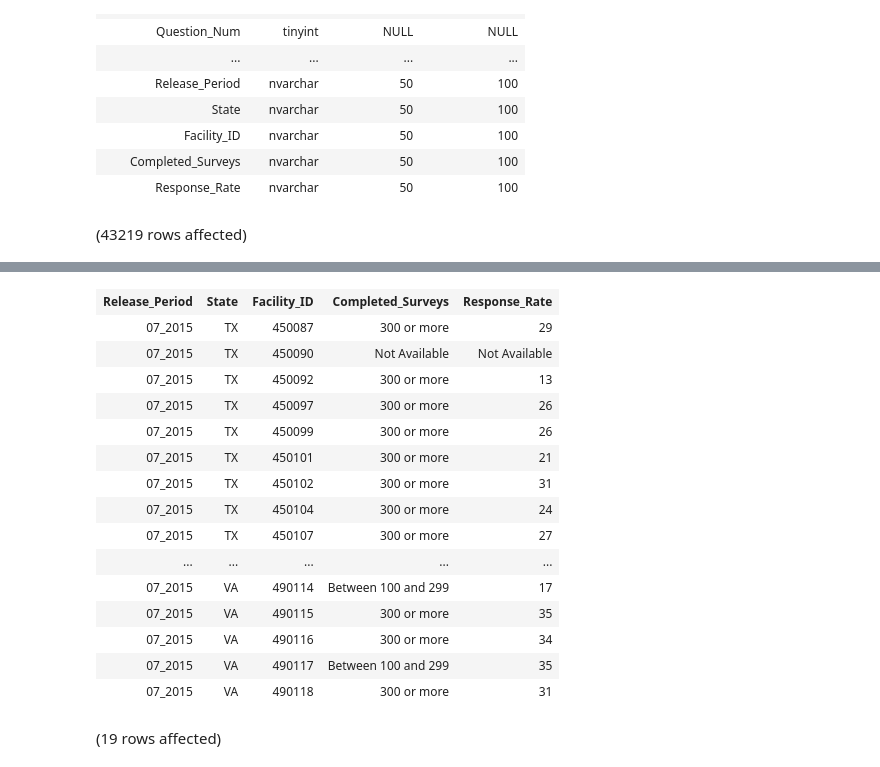
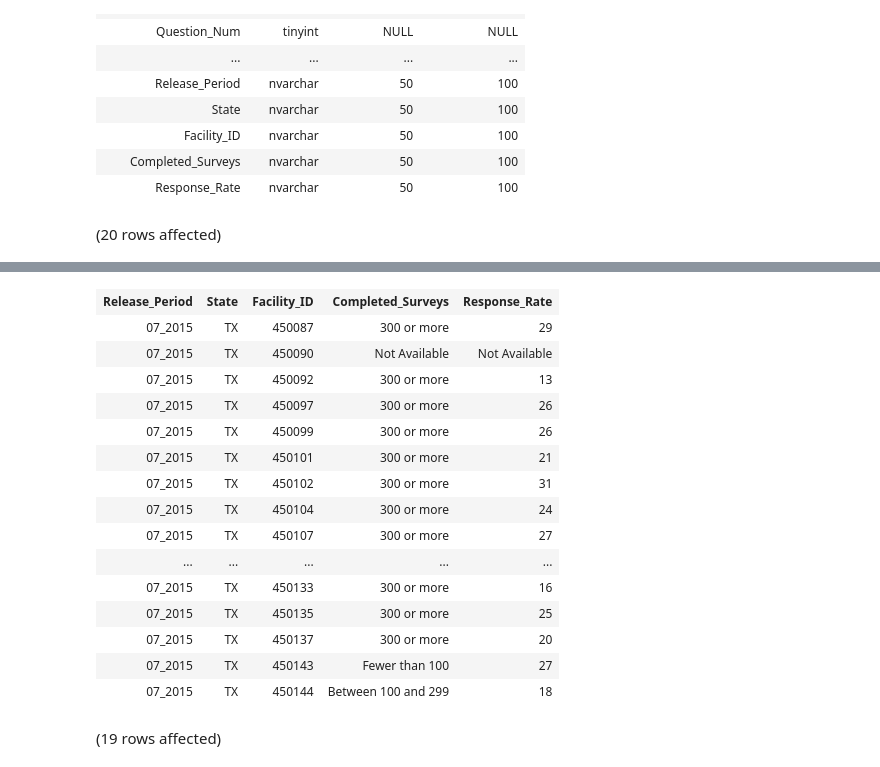
Before and after one commit to UduakAfang/Portfolio, a Jupyter notebook: Maven Healthcare Challenge/SQL Notebook Healthcare Challenge.ipynb, the cells around one changed output, grey strips where cells are left out. Saved outputs shown, nothing was run; the diff lists cells and outputs as text; code cells hidden in the pictures.

```diff
--- a/Maven Healthcare Challenge/SQL Notebook Healthcare Challenge.ipynb
+++ b/Maven Healthcare Challenge/SQL Notebook Healthcare Challenge.ipynb
@@ -36,7 +36,7 @@ Total execution time: 00:00:42.029
 | Completed_Surveys | nvarchar | 50 | 100 |
 | Response_Rate | nvarchar | 50 | 100 |
 # %%
-SELECT *
+SELECT TOP 20 *
 FROM responses
 # %% [output]
-(43219 rows affected)
+(20 rows affected)
@@ -45,19 +44,19 @@ Total execution time: 00:00:10.392
 | Release_Period | State | Facility_ID | Completed_Surveys | Response_Rate |
 | 07_2015 | TX | 450087 | 300 or more | 29 |
 | 07_2015 | TX | 450090 | Not Available | Not Available |
 | 07_2015 | TX | 450092 | 300 or more | 13 |
 | 07_2015 | TX | 450097 | 300 or more | 26 |
 | 07_2015 | TX | 450099 | 300 or more | 26 |
 | 07_2015 | TX | 450101 | 300 or more | 21 |
 | 07_2015 | TX | 450102 | 300 or more | 31 |
 | 07_2015 | TX | 450104 | 300 or more | 24 |
 | 07_2015 | TX | 450107 | 300 or more | 27 |
 | ... | ... | ... | ... | ... |
-| 07_2015 | VA | 490114 | Between 100 and 299 | 17 |
-| 07_2015 | VA | 490115 | 300 or more | 35 |
-| 07_2015 | VA | 490116 | 300 or more | 34 |
-| 07_2015 | VA | 490117 | Between 100 and 299 | 35 |
-| 07_2015 | VA | 490118 | 300 or more | 31 |
+| 07_2015 | TX | 450133 | 300 or more | 16 |
+| 07_2015 | TX | 450135 | 300 or more | 25 |
+| 07_2015 | TX | 450137 | 300 or more | 20 |
+| 07_2015 | TX | 450143 | Fewer than 100 | 27 |
+| 07_2015 | TX | 450144 | Between 100 and 299 | 18 |
 # %%
  -- A look at what questions where asked
 
```
Also changed, not shown: parts of 1 cell of this notebook.
